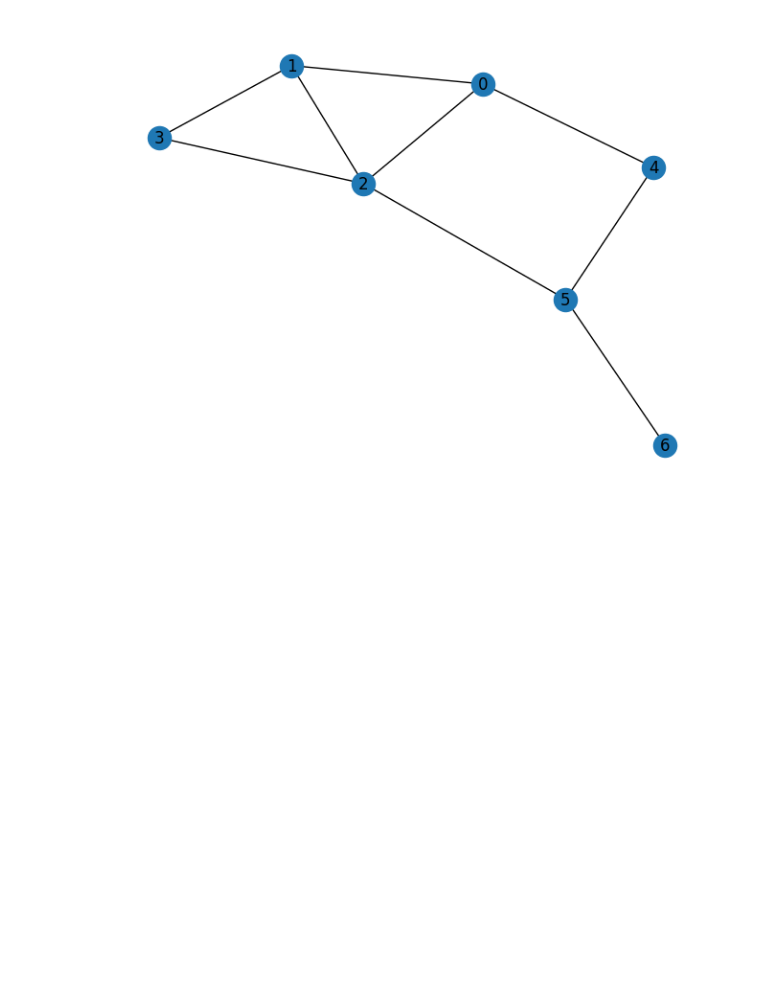
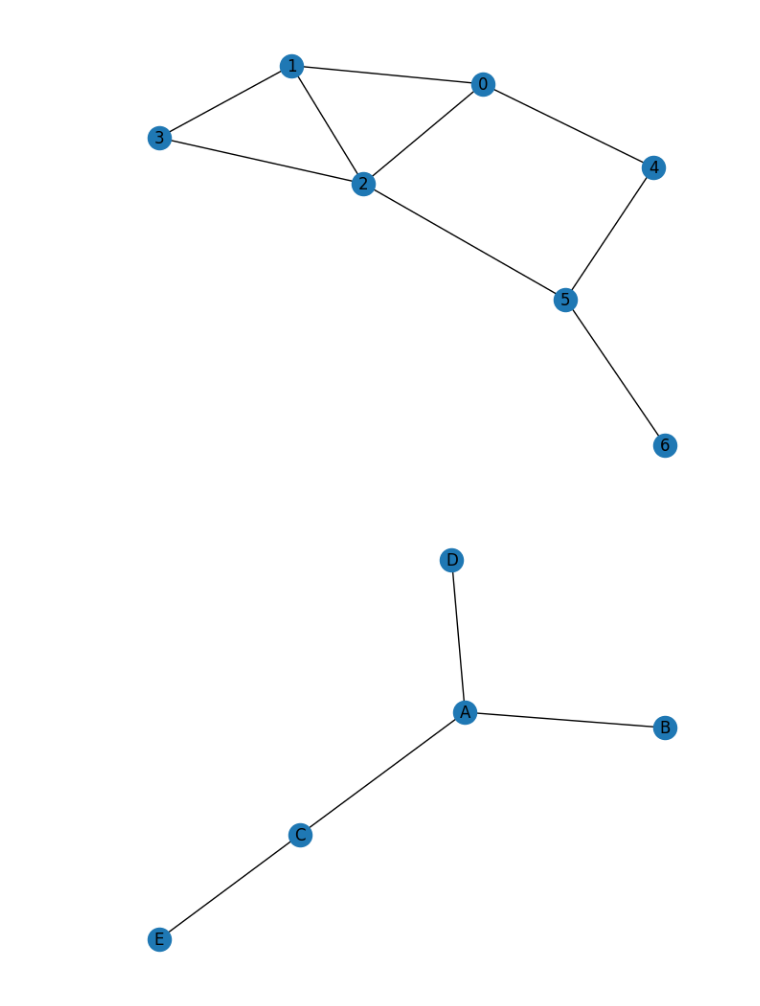
Before and after one commit to maton369/Network_ML, a Jupyter notebook: chapter2/main.ipynb, the cells around one changed output. Saved outputs shown, nothing was run; the diff lists cells and outputs as text; code cells hidden in the pictures; blank space fills up the shorter version.

Commit message:
Add: pandasデータフレームからネットワークを作成

```diff
--- a/chapter2/main.ipynb
+++ b/chapter2/main.ipynb
@@ -91,3 +91,23 @@ G = nx.from_numpy_array(adj_matrix)
 nx.draw(G, with_labels=True)
 # %% [output]
 [figure]
+# %%
+import pandas as pd
+import networkx as nx
+import matplotlib.pyplot as plt
+
+# データフレームの作成
+data = {
+    "source": ["A", "B", "C", "A"],  # 辞書のキーが列名に対応
+    "target": ["D", "A", "E", "C"],  # ノード間の接続情報を表す
+}
+df = pd.DataFrame(data)  # 辞書からDataFrameを作成
+
+# NetworkXグラフの作成
+# 第2・第3引数にはノードを示す列名を指定
+G_df = nx.from_pandas_edgelist(df, "source", "target")
+
+# グラフの描画
+nx.draw(G_df, with_labels=True)
+# %% [output]
+[figure, added]
```
